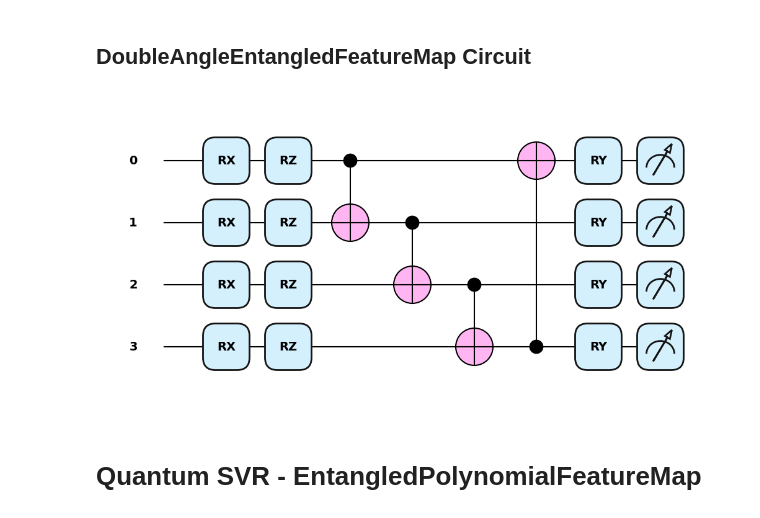
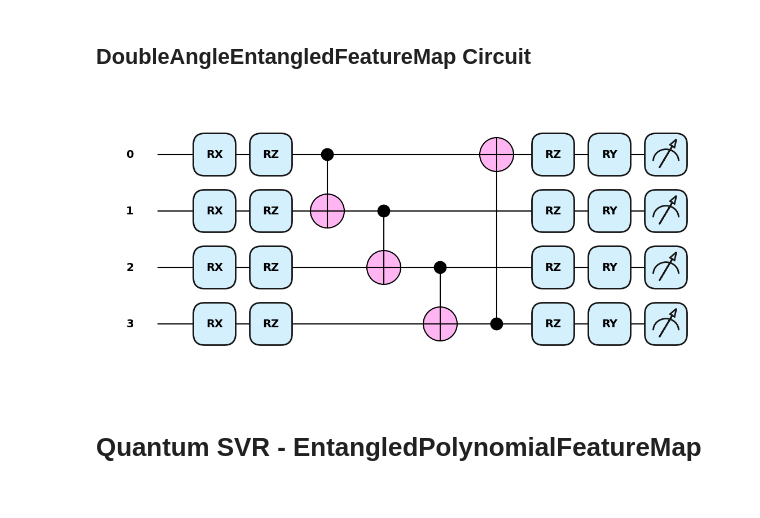
Before and after one commit to gddeazevedo/rgpe, a Jupyter notebook: notebooks/experiment_15_v3.ipynb, the cells around one changed output. Drawn from its saved outputs; the diff is of its cells as text; code cells hidden in the pictures.

Commit message:
Update feature maps: modified double angle entangled feature map and added new Fourier feature map

```diff
--- a/notebooks/experiment_15_v3.ipynb
+++ b/notebooks/experiment_15_v3.ipynb
@@ -112,24 +112,32 @@ Running experiment for group: Rank Aggregation with 10 features
 # %% [markdown]
 # Quantum SVR - DoubleAngleEntangledFeatureMap
 # %%
-def feature_map(x, wires, rotation_first="X", rotation_second="Y"):
-    qml.AngleEmbedding(x, wires=wires, rotation=rotation_first)
+def feature_map(x, wires):
+    qml.AngleEmbedding(x, wires=wires, rotation="X")
+
     qml.BasicEntanglerLayers(
-        weights=np.zeros((1, len(wires))),
+        weights=0.1*np.ones((1, len(wires))),
         wires=wires,
         rotation=qml.RZ
     )
-    qml.AngleEmbedding(x, wires=wires, rotation=rotation_second)
+
+    for i in range(len(wires)):
+        qml.RZ(
+            0.2*np.sin(x[i]) + 0.1*np.cos(2*x[i]),
+            wires=wires[i]
+        )
+
+    qml.AngleEmbedding(x, wires=wires, rotation="Y")
 
 
-def make_simple_kernel(n_qubits, rotation_first="X", rotation_second="Y"):
+def make_simple_kernel(n_qubits):
     dev = qml.device("lightning.qubit", wires=n_qubits)
 
     @qml.qnode(dev)
     def kernel_fn(x1, x2):
         wires = range(n_qubits)
-        feature_map(x1, wires=wires, rotation_first=rotation_first, rotation_second=rotation_second)
-        qml.adjoint(feature_map)(x2, wires=wires, rotation_first=rotation_first, rotation_second=rotation_second)
+        feature_map(x1, wires=wires)
+        qml.adjoint(feature_map)(x2, wires=wires)
         return qml.expval(qml.Projector([0] * n_qubits, wires=wires))
 
     return kernel_fn
@@ -138,25 +146,25 @@ def make_simple_kernel(n_qubits, rotation_first="X", rotation_second="Y"):
 # %%
 n_qubits = 4
 x_example = np.random.uniform(0, np.pi, n_qubits)
 
 dev = qml.device("lightning.qubit", wires=n_qubits)
 
 @qml.qnode(dev)
 def encoding_circuit(x):
-    feature_map(x, wires=range(n_qubits), rotation_first="X", rotation_second="Y")
+    feature_map(x, wires=range(n_qubits))
     return qml.state()
 
 
 fig, ax = qml.draw_mpl(
     encoding_circuit,
     style="pennylane",
     level="device"
 )(x_example)
 
 plt.savefig("../results/experiment_15_v3/double_angle_entangled_feature_map.png", dpi=160, bbox_inches='tight')
 plt.show()
 # %% [output]
-[figure, old version]
+[figure, new version]
 # %% [markdown]
 # Quantum SVR - EntangledPolynomialFeatureMap
 # %%
```
Also changed, not shown: parts of 6 cells of this notebook, 2 other files.
